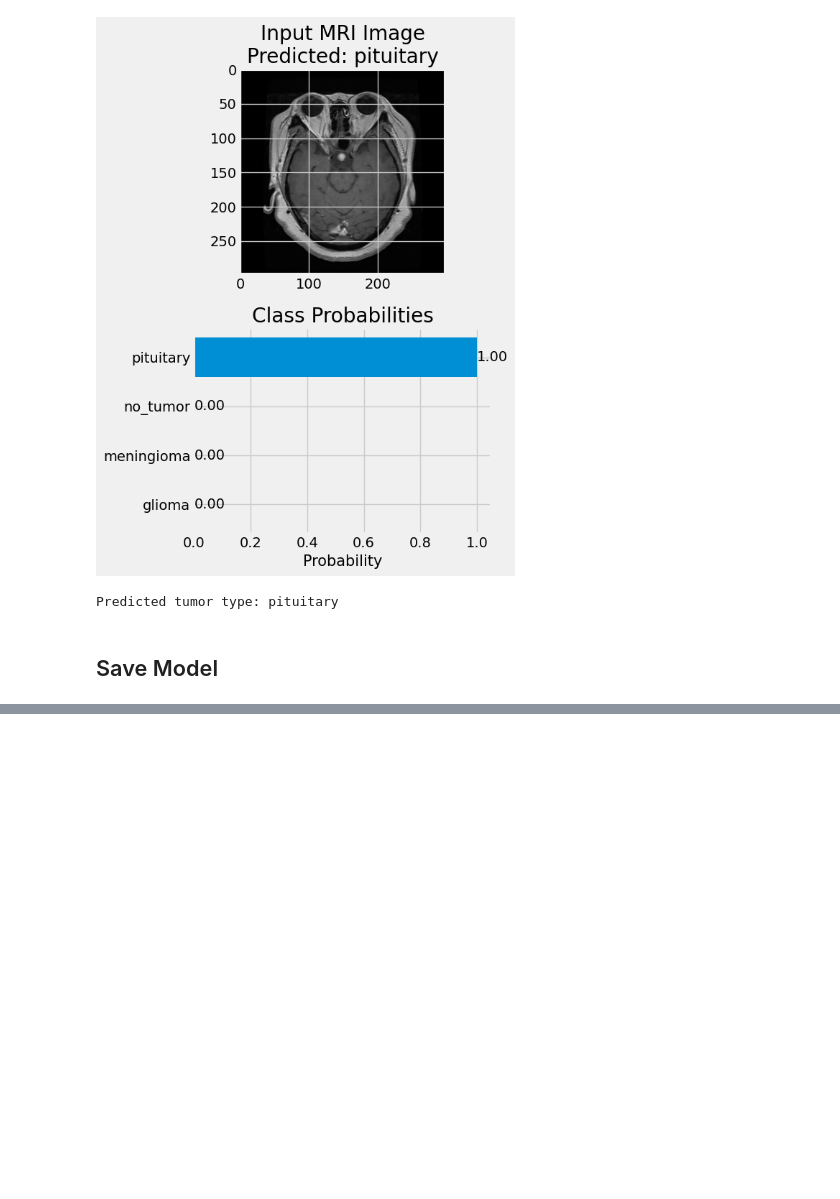
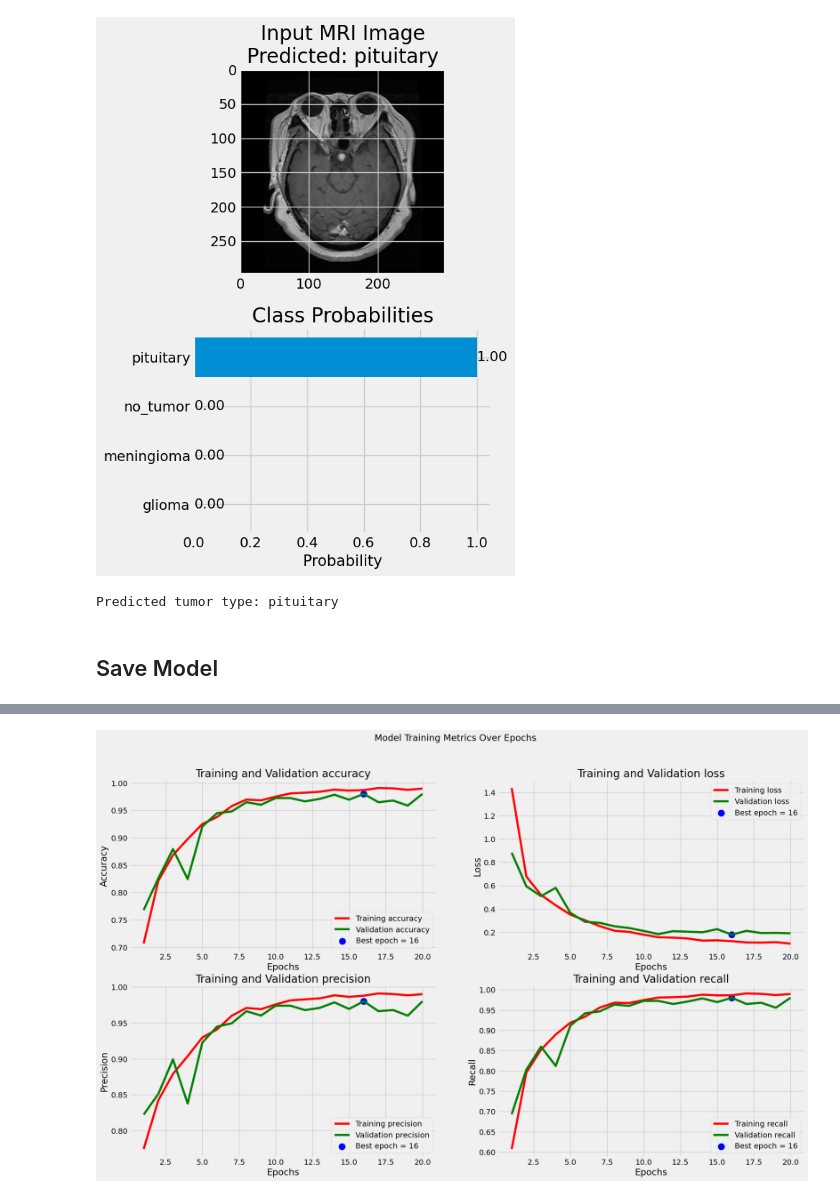
Before and after one commit to lruizarce/brain_Tumor_MRI, a Jupyter notebook: notebooks/eda.ipynb, the cells around one changed output, grey strips where cells are left out. Drawn from its saved outputs; the diff is of its cells as text; code cells hidden in the pictures; blank space fills up the shorter version.

Commit message:
finished training custom CNN model

```diff
--- a/notebooks/eda.ipynb
+++ b/notebooks/eda.ipynb
@@ -441,0 +455,21 @@ model.save_weights("xception_model.weights.h5")
+# %%
+BATCH_SIZE = 16
+IMG_SIZE = (224, 224)
+
+img_gen = ImageDataGenerator(rescale=1/255, brightness_range=(0.8, 1.2))
+ts_gen = ImageDataGenerator(rescale=1/255)
+
+tr_gen = img_gen.flow_from_dataframe(tr_df, x_col="Class Path",
+                                     y_col="Class",
+                                     batch_size=BATCH_SIZE,
+                                     target_size=IMG_SIZE)
+
+valid_gen = img_gen.flow_from_dataframe(valid_df, x_col="Class Path",
+                                        y_col="Class",
+                                        batch_size=BATCH_SIZE,
+                                        target_size=IMG_SIZE)
+
+ts_gen = ts_gen.flow_from_dataframe(ts_df, x_col="Class Path",
+                                     y_col="Class",
+                                     batch_size=16,
+                                     target_size=IMG_SIZE, shuffle=False)
@@ -441,0 +599,5 @@ model.save_weights("xception_model.weights.h5")
+# %%
+callback = tf.keras.callbacks.EarlyStopping(monitor='loss',
+                                              patience=3)
+
+history = cnn_model.fit(tr_gen, epochs=20, validation_data=valid_gen, callbacks=[callback])
@@ -441,0 +627,4 @@ model.save_weights("xception_model.weights.h5")
+# %%
+plot_training_metrics(history, metrics)
+# %% [output]
+[figure, added]
```
Also changed, not shown: parts of 26 cells of this notebook.
